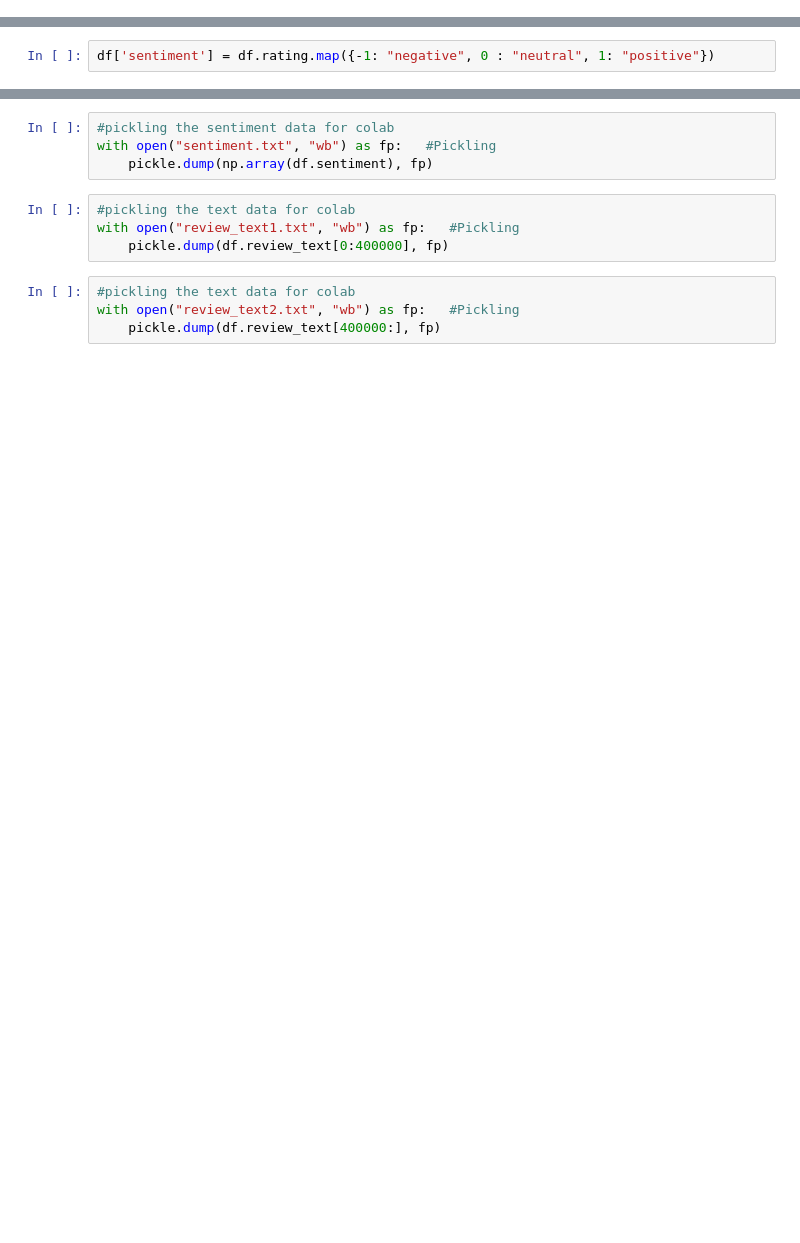
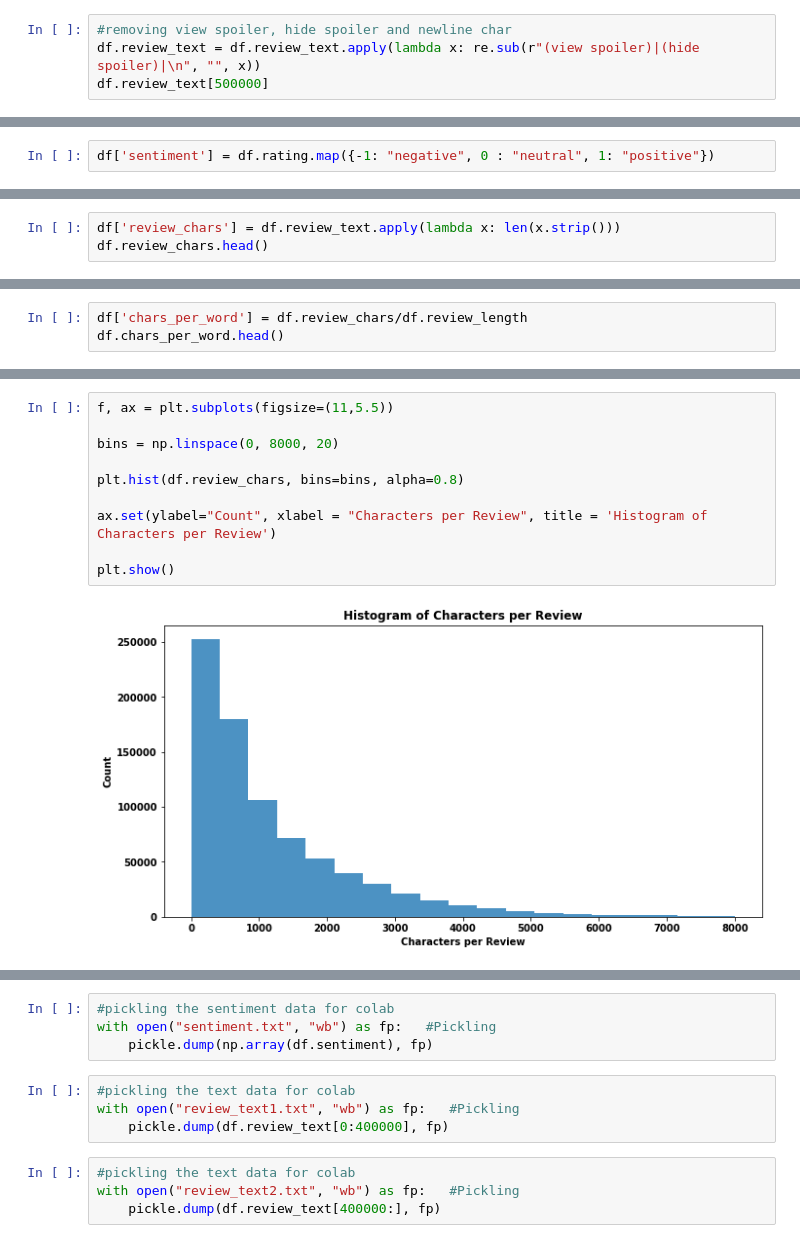
Before and after one commit to dwitten392/Springboard---DW, a Jupyter notebook: Captstone 2 - Goodreads Reviews/Goodreads Book Reviews.ipynb, the cells around one changed output, grey strips where cells are left out. Cells and saved outputs as stored; diff of their text form; blank space fills up the shorter version.

Commit message:
visualization updates

```diff
--- a/Captstone 2 - Goodreads Reviews/Goodreads Book Reviews.ipynb
+++ b/Captstone 2 - Goodreads Reviews/Goodreads Book Reviews.ipynb
@@ -160,3 +160,7 @@ len(df)
 # %%
 #removing other df from memory
 del(df1)
+# %%
+#removing view spoiler, hide spoiler and newline char
+df.review_text = df.review_text.apply(lambda x: re.sub(r"(view spoiler)|(hide spoiler)|\n", "", x))
+df.review_text[500000]
@@ -173,3 +179,6 @@ a582bfa8efd69d453a5a21a678046b36    317
 d44b6d28f456dbcc5b1537b4c5572400    175
 20959fdf09c09810fa1f0097e086eeda     42
 Name: review_length, dtype: int64
+# %%
+df['review_chars'] = df.review_text.apply(lambda x: len(x.strip()))
+df.review_chars.head()
@@ -175,0 +193,3 @@ Name: review_length, dtype: int64
+# %%
+df['chars_per_word'] = df.review_chars/df.review_length
+df.chars_per_word.head()
@@ -175,0 +230,12 @@ Name: review_length, dtype: int64
+# %%
+f, ax = plt.subplots(figsize=(11,5.5))
+
+bins = np.linspace(0, 8000, 20)
+
+plt.hist(df.review_chars, bins=bins, alpha=0.8)
+
+ax.set(ylabel="Count", xlabel = "Characters per Review", title = 'Histogram of Characters per Review')
+
+plt.show()
+# %% [output]
+[figure, added]
```
Also changed, not shown: parts of 26 cells of this notebook.
